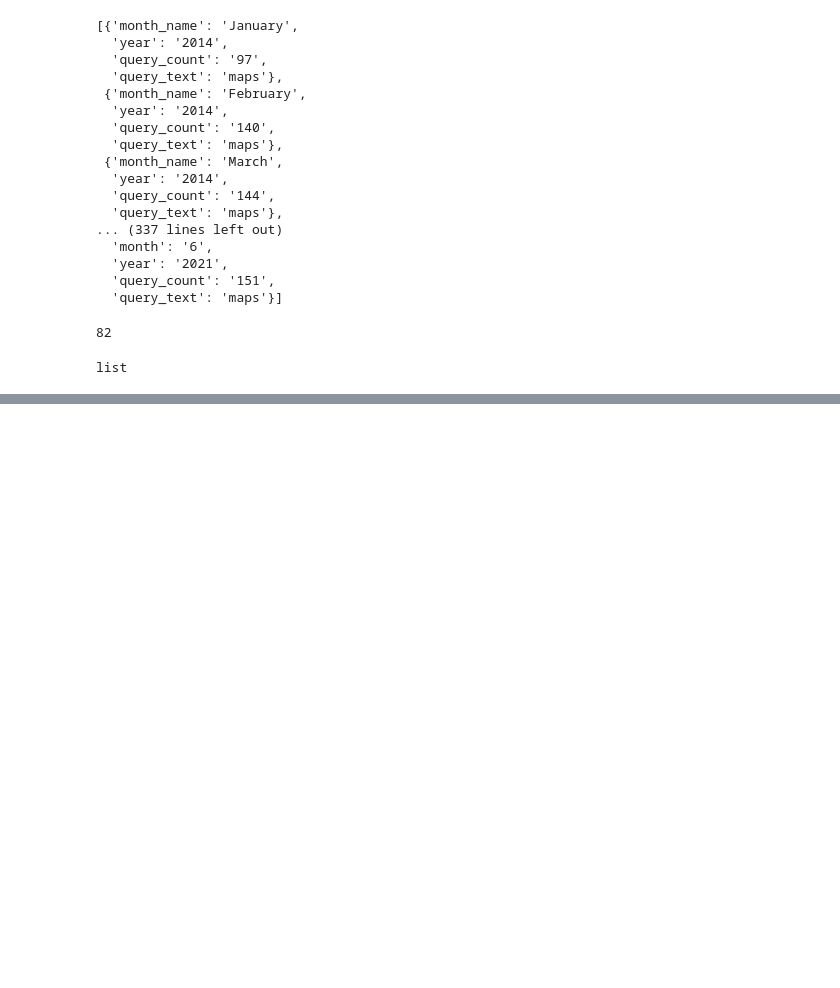
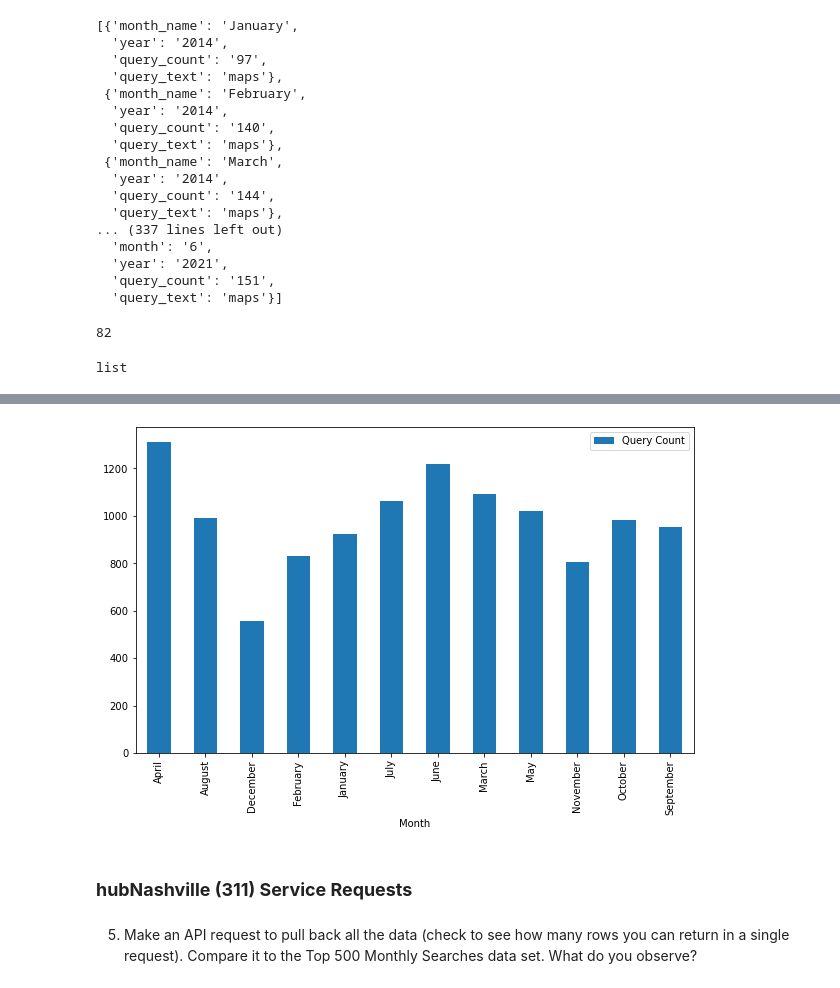
Before and after one commit to MariahN25/socrata-api, a Jupyter notebook: notebooks/soda_api.ipynb, the cells around one changed output, grey strips where cells are left out. Drawn from its saved outputs; the diff is of its cells as text; code cells hidden in the pictures; blank space fills up the shorter version.

```diff
--- a/notebooks/soda_api.ipynb
+++ b/notebooks/soda_api.ipynb
@@ -217,0 +200,8 @@ plt.ylabel('miss distance (miles)');
+# %%
+map_month_response = requests.get('https://data.nashville.gov/resource/fuaa-r5cm.json?$select=month_name, SUM(query_count)&query_text=maps&$group=month_name&$limit=50000')
+# %%
+map_by_month = map_month_response.json()
+# %%
+maps_df = pd.DataFrame(map_by_month)
+maps_df = maps_df.rename(columns = {'month_name' : 'Month', 'SUM_query_count' : 'Query Count'})
+maps_df
@@ -217,0 +222,14 @@ plt.ylabel('miss distance (miles)');
+# %%
+#Correcting TypeError: no numeric data to plot
+maps_df["Query Count"] = maps_df["Query Count"].astype(int)
+# %%
+maps_df.plot(kind = 'bar',
+             x = 'Month',
+             y = 'Query Count',
+             figsize = (10,6));
+# %% [output]
+[figure, added]
+# %% [markdown]
+### **hubNashville (311) Service Requests**
+# %% [markdown]
+5. Make an API request to pull back all the data (check to see how many rows you can return in a single request). Compare it to the Top 500 Monthly Searches data set. What do you observe?
```
Also changed, not shown: parts of 8 cells of this notebook.
